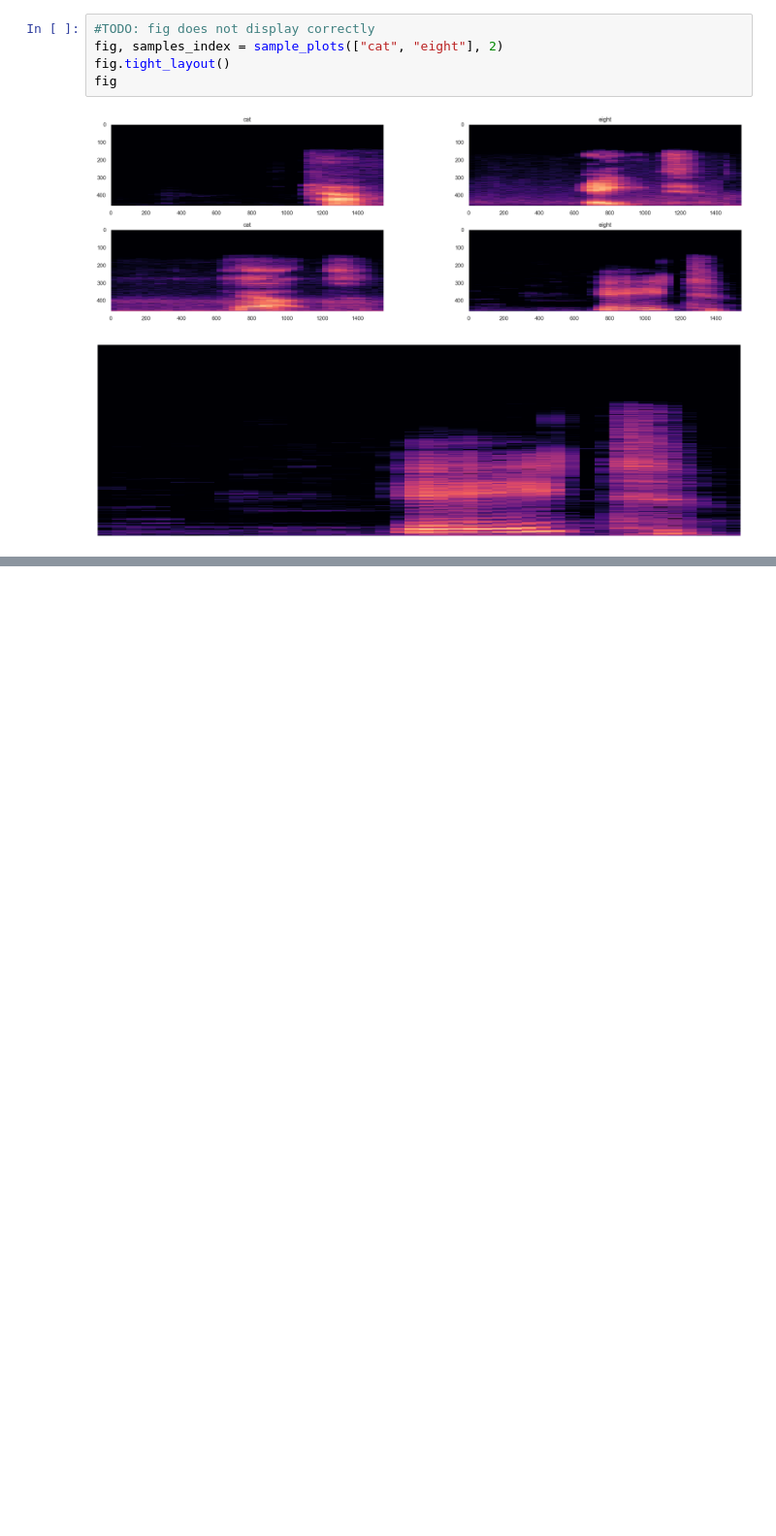
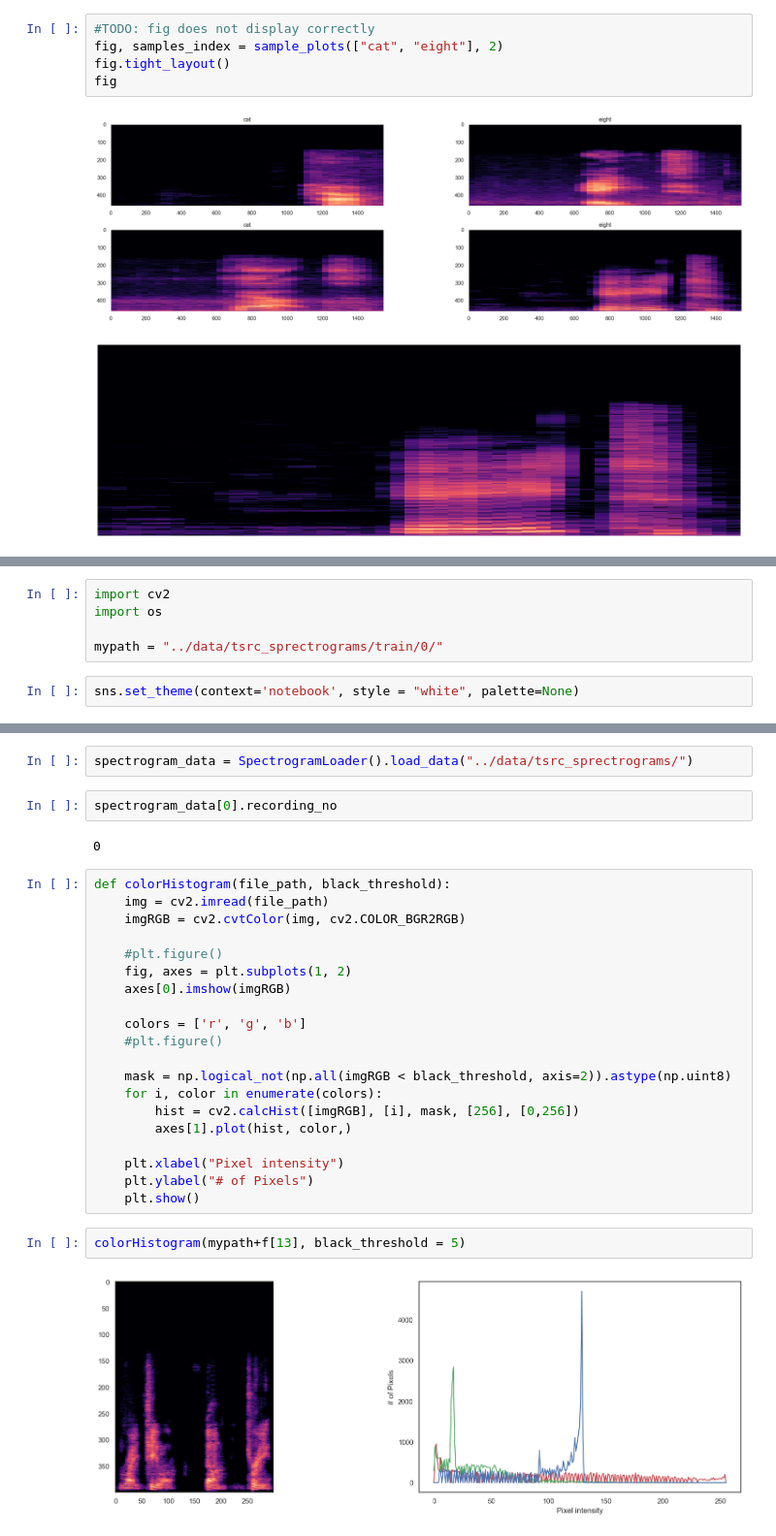
Before and after one commit to pavonism/intro-to-ml, a Jupyter notebook: scripts/DataAnalysis.ipynb, the cells around one changed output, grey strips where cells are left out. Shown at 97% size. Saved outputs shown, nothing was run; the diff lists cells and outputs as text; blank space fills up the shorter version.

Commit message:
Add plotting color histograms

```diff
--- a/scripts/DataAnalysis.ipynb
+++ b/scripts/DataAnalysis.ipynb
@@ -230,0 +242,7 @@ Audio(audio_data[listen_index].samples, rate=audio_data[listen_index].sample_rat
+# %%
+import cv2
+import os
+
+mypath = "../data/tsrc_sprectrograms/train/0/"
+# %%
+sns.set_theme(context='notebook', style = "white", palette=None)
@@ -230,0 +284,30 @@ Audio(audio_data[listen_index].samples, rate=audio_data[listen_index].sample_rat
+# %%
+spectrogram_data = SpectrogramLoader().load_data("../data/tsrc_sprectrograms/")
+# %%
+spectrogram_data[0].recording_no
+# %% [output]
+0
+# %%
+def colorHistogram(file_path, black_threshold):
+    img = cv2.imread(file_path)
+    imgRGB = cv2.cvtColor(img, cv2.COLOR_BGR2RGB)
+
+    #plt.figure()
+    fig, axes = plt.subplots(1, 2)
+    axes[0].imshow(imgRGB)
+
+    colors = ['r', 'g', 'b']
+    #plt.figure()
+
+    mask = np.logical_not(np.all(imgRGB < black_threshold, axis=2)).astype(np.uint8)
+    for i, color in enumerate(colors):
+        hist = cv2.calcHist([imgRGB], [i], mask, [256], [0,256])
+        axes[1].plot(hist, color,)
+
+    plt.xlabel("Pixel intensity")
+    plt.ylabel("# of Pixels")
+    plt.show()
+# %%
+colorHistogram(mypath+f[13], black_threshold = 5)
+# %% [output]
+[figure, added]
```
Also changed, not shown: parts of 3 cells of this notebook.
